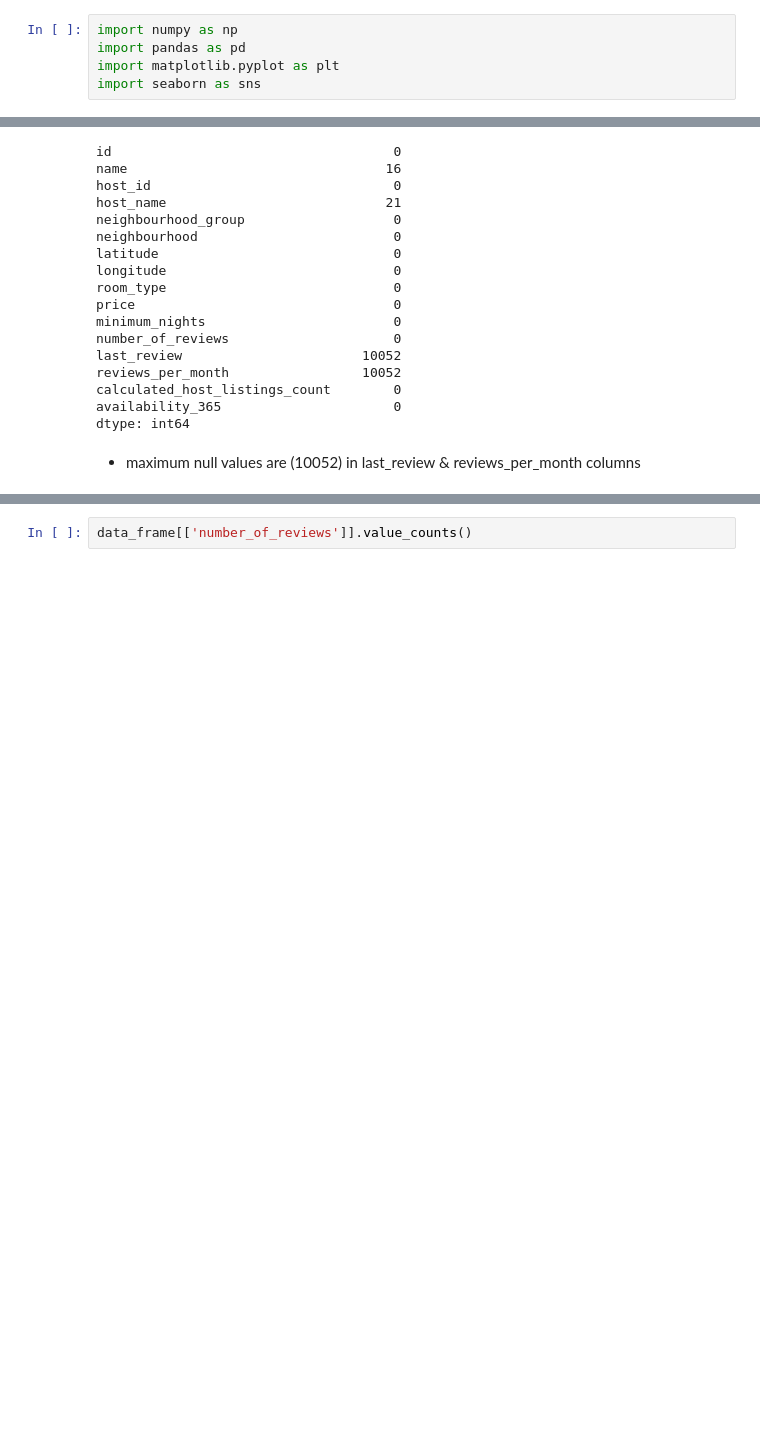
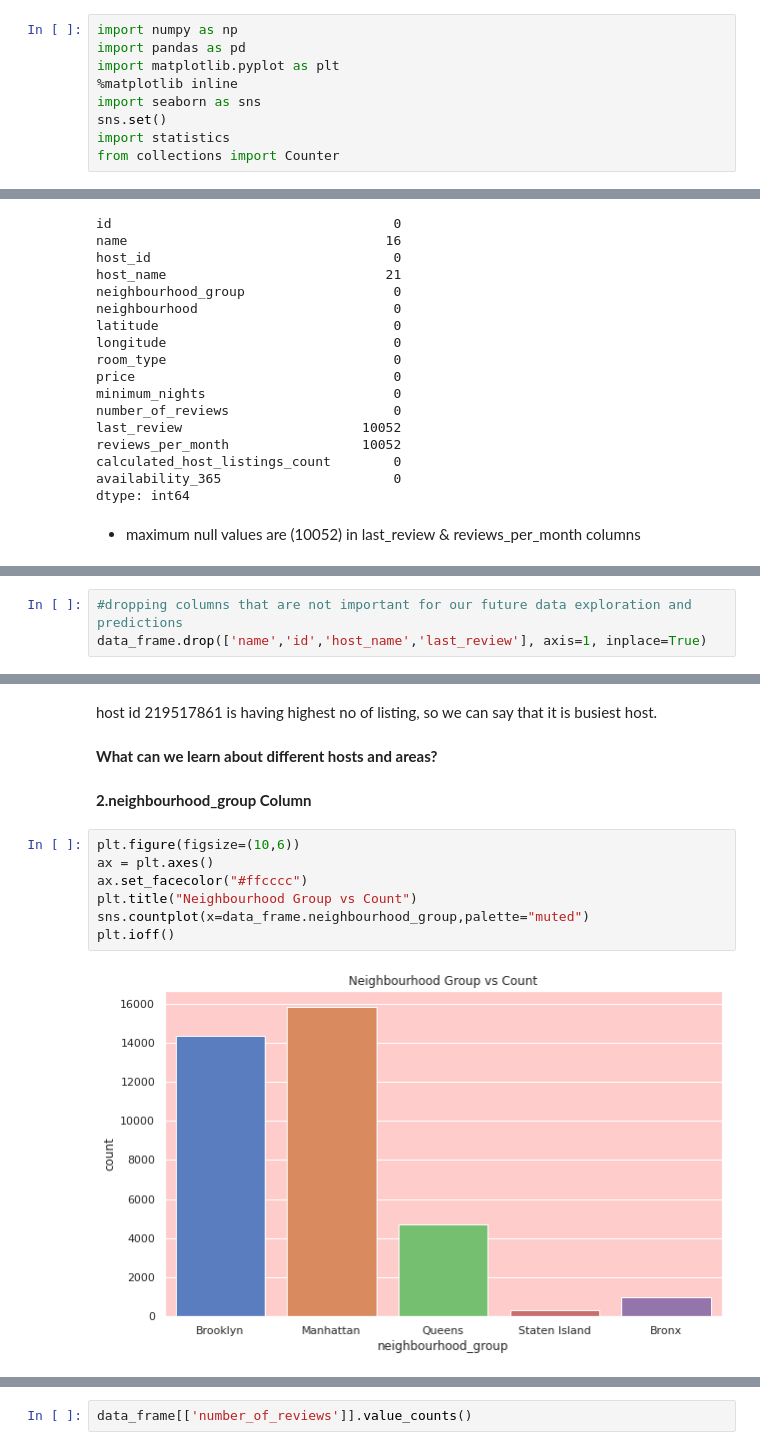
Before and after one commit to NehaGupta-DataScientists/AirbnbBookingAnalysis-, a Jupyter notebook: My_Airbnb_Bookings_Analysis_Capstone_Project.ipynb, the cells around one changed output, grey strips where cells are left out. Cells and saved outputs as stored; diff of their text form; blank space fills up the shorter version.

```diff
--- a/My_Airbnb_Bookings_Analysis_Capstone_Project.ipynb
+++ b/My_Airbnb_Bookings_Analysis_Capstone_Project.ipynb
@@ -18,7 +18,11 @@
 import numpy as np
 import pandas as pd
 import matplotlib.pyplot as plt
+%matplotlib inline
 import seaborn as sns
+sns.set()
+import statistics
+from collections import Counter
 # %% [markdown]
 # **Acquaring And loading File**
 # %%
@@ -170,0 +215,3 @@ Index(['id', 'name', 'host_id', 'host_name', 'neighbourhood_group',
+# %%
+#dropping columns that are not important for our future data exploration and predictions
+data_frame.drop(['name','id','host_name','last_review'], axis=1, inplace=True)
@@ -170,0 +367,15 @@ Index(['id', 'name', 'host_id', 'host_name', 'neighbourhood_group',
+# %% [markdown]
+host id 219517861 is having highest no of listing, so we can say that it is busiest host.
+# %% [markdown]
+**What can we learn about different hosts and areas?**
+# %% [markdown]
+**2.neighbourhood_group Column**
+# %%
+plt.figure(figsize=(10,6))
+ax = plt.axes()
+ax.set_facecolor("#ffcccc")
+plt.title("Neighbourhood Group vs Count")
+sns.countplot(x=data_frame.neighbourhood_group,palette="muted")
+plt.ioff()
+# %% [output]
+[figure, added]
```
Also changed, not shown: parts of 40 cells of this notebook.
